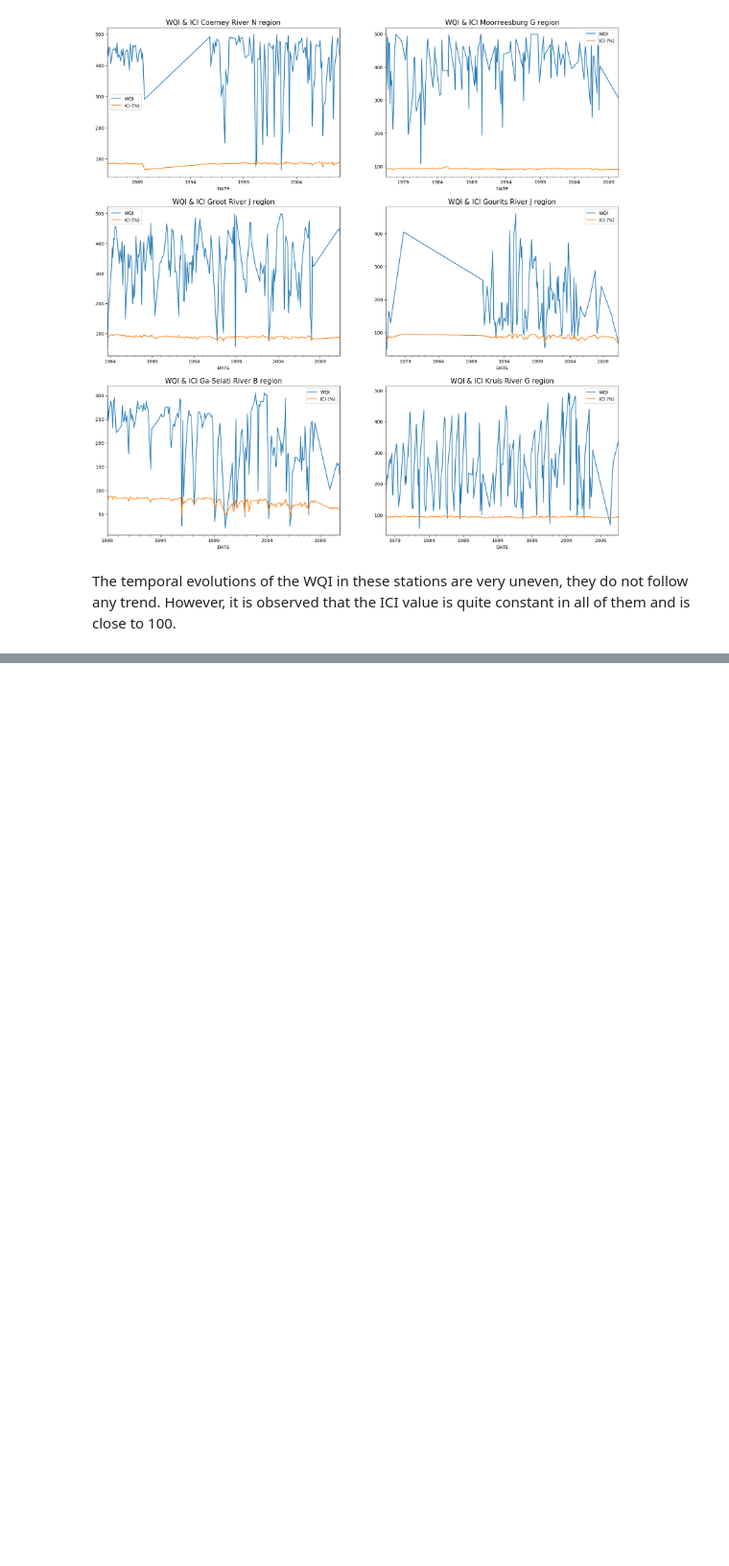
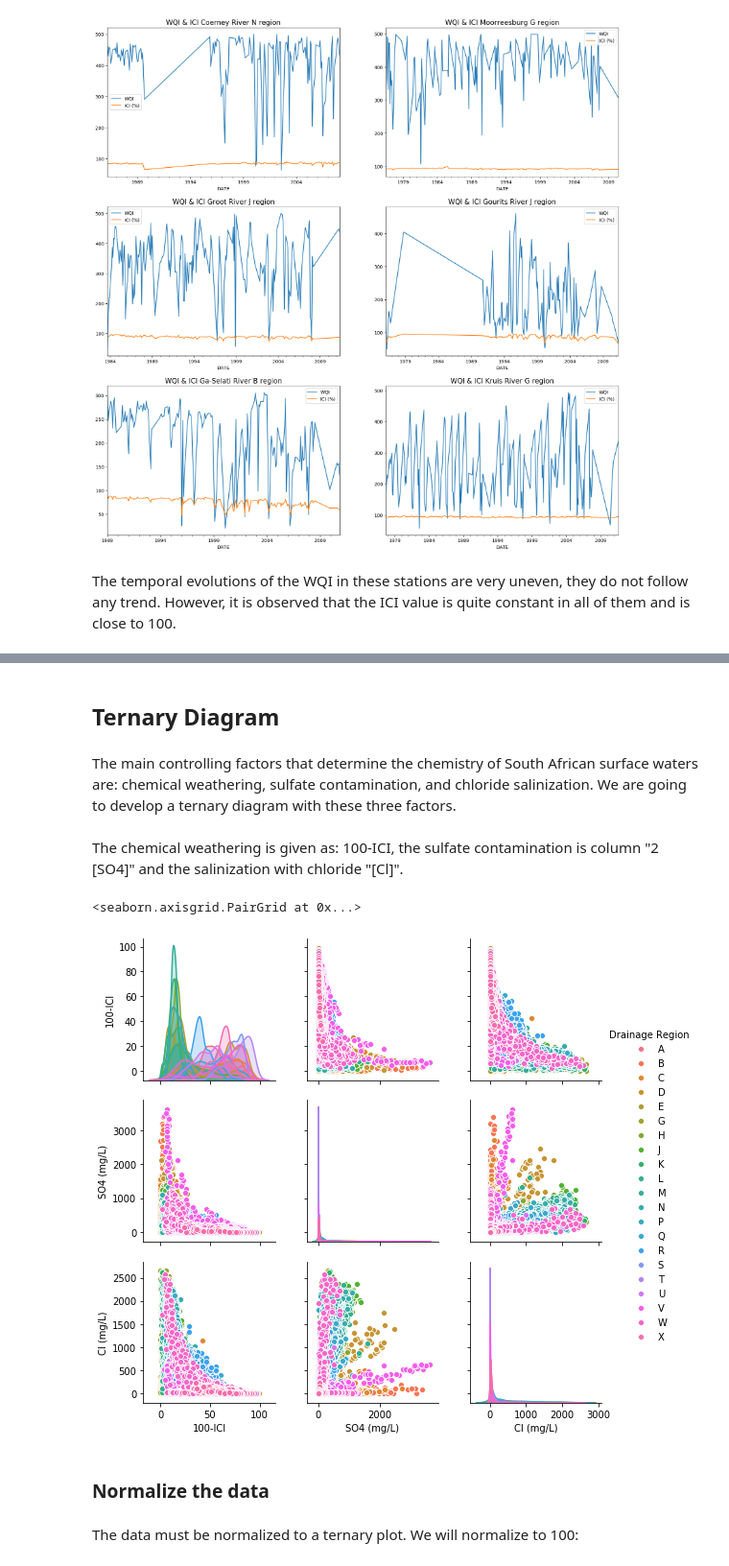
Before and after one commit to elenuskiya/TFM, a Jupyter notebook: Notebooks/01_Part_1_Analysis_and_Characterization_of_surface_waters.ipynb, the cells around one changed output, grey strips where cells are left out. Shown at 96% size. Cells and saved outputs as stored; diff of their text form; code cells hidden in the pictures; blank space fills up the shorter version.

```diff
--- a/Notebooks/01_Part_1_Analysis_and_Characterization_of_surface_waters.ipynb
+++ b/Notebooks/01_Part_1_Analysis_and_Characterization_of_surface_waters.ipynb
@@ -1371,0 +1501,6 @@ The temporal evolutions of the WQI in these stations are very uneven, they do no
+# %% [markdown]
+## Ternary Diagram
+# %% [markdown]
+The main controlling factors that determine the chemistry of South African surface waters are: chemical weathering, sulfate contamination, and chloride salinization. We are going to develop a ternary diagram with these three factors.
+# %% [markdown]
+The chemical weathering is given as: 100-ICI, the sulfate contamination is column "2 [SO4]" and the salinization with chloride "[Cl]".
@@ -1371,0 +1509,12 @@ The temporal evolutions of the WQI in these stations are very uneven, they do no
+# %%
+# Create the column with the chemical weathering data:
+chemical_stations["100-ICI"]=100-chemical_stations["ICI (%)"]
+# %%
+sns.pairplot(chemical_stations, vars=["100-ICI", "SO4 (mg/L)", "Cl (mg/L)"], hue="Drainage Region")
+# %% [output]
+<seaborn.axisgrid.PairGrid at 0x...>
+[figure, added]
+# %% [markdown]
+### Normalize the data
+# %% [markdown]
+The data must be normalized to a ternary plot. We will normalize to 100:
```
Also changed, not shown: parts of 30 cells of this notebook.
